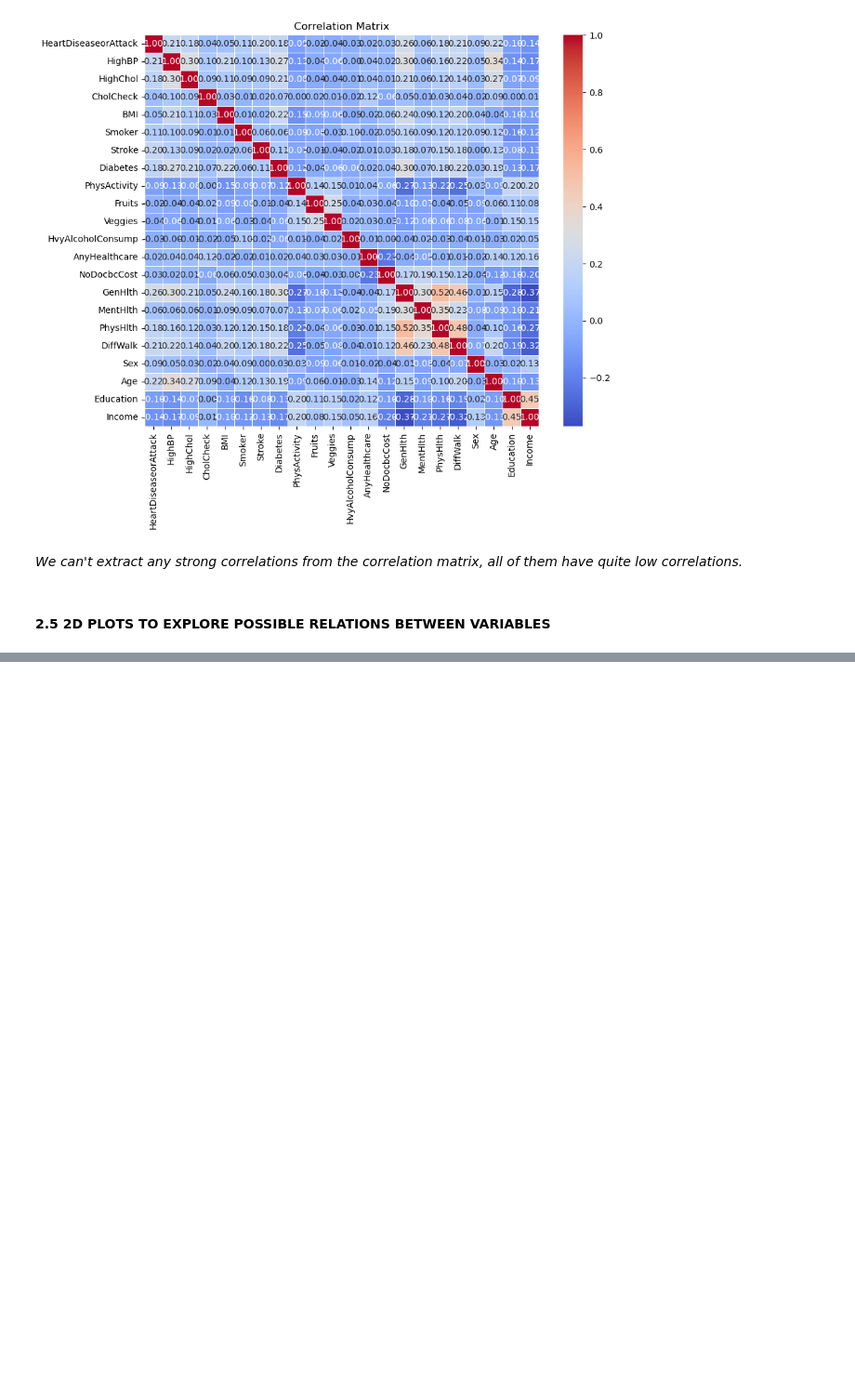
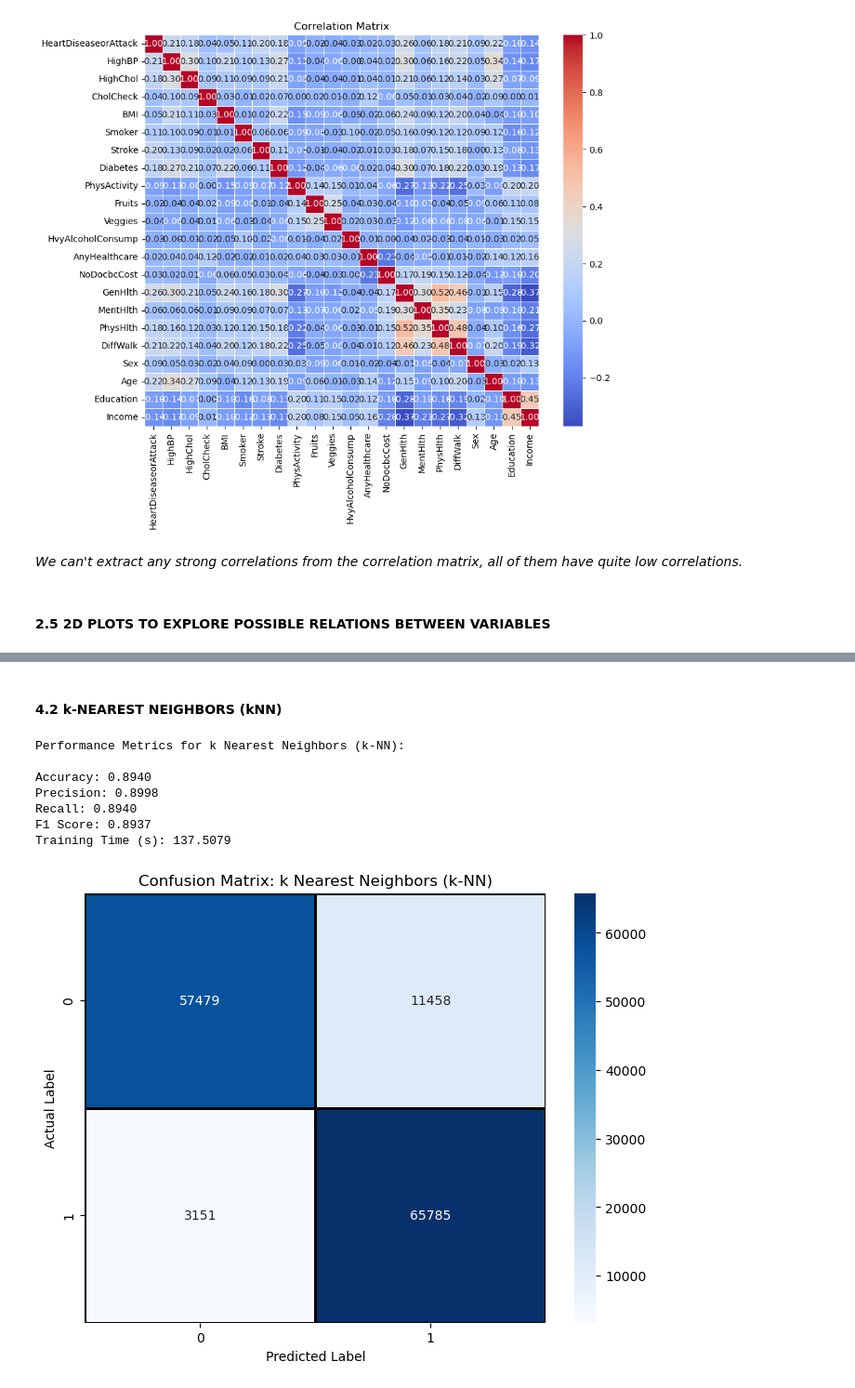
Before and after one commit to aniol-petit/final-project-ml-biomedicine, a Jupyter notebook: heart_attack_prediction.ipynb, the cells around one changed output, grey strips where cells are left out. Shown at 93% size. Drawn from its saved outputs; the diff is of its cells as text; code cells hidden in the pictures; blank space fills up the shorter version.

```diff
--- a/heart_attack_prediction.ipynb
+++ b/heart_attack_prediction.ipynb
@@ -168,0 +266,14 @@ plt.show()
+# %% [markdown]
+#### 4.2 k-NEAREST NEIGHBORS (kNN)
+# %%
+knn_model = KNeighborsClassifier()
+train_and_evaluate(knn_model, "k Nearest Neighbors (k-NN)")
+# %% [output]
+Performance Metrics for k Nearest Neighbors (k-NN):
+
+Accuracy: 0.8940
+Precision: 0.8998
+Recall: 0.8940
+F1 Score: 0.8937
+Training Time (s): 137.5079
+[figure, added]
```
Also changed, not shown: parts of 64 cells of this notebook, 1 other file.
